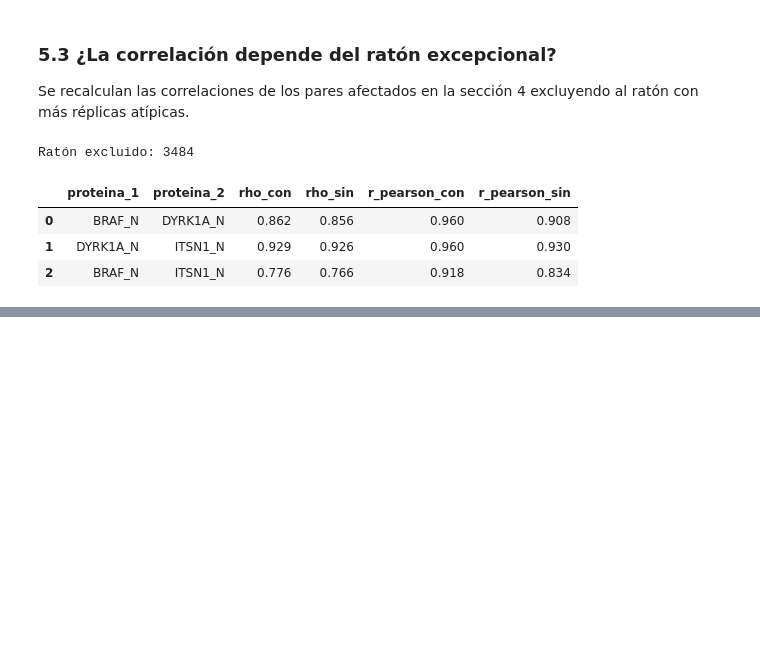
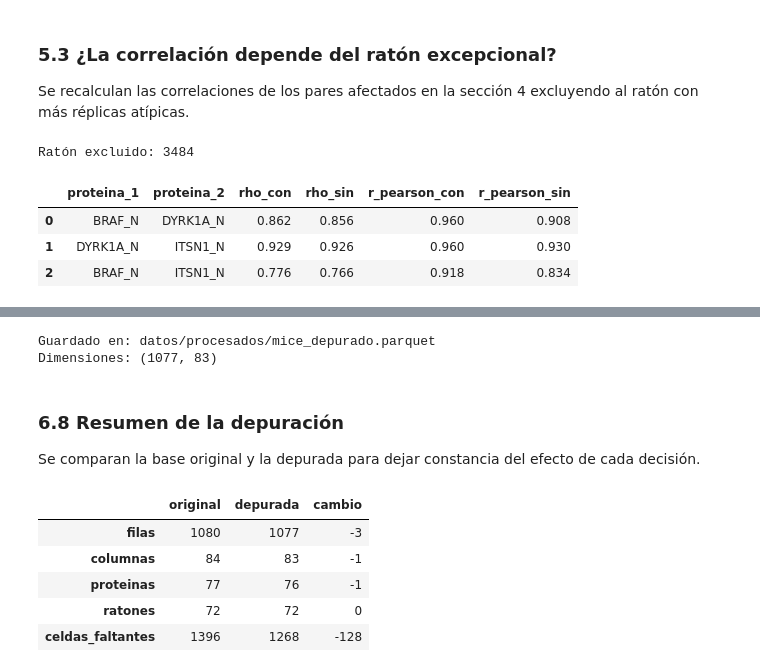
Before and after one commit to Juanhv24/mice-supervisado, a Jupyter notebook: notebooks/01_eda.ipynb, the cells around one changed output, grey strips where cells are left out. Saved outputs shown, nothing was run; the diff lists cells and outputs as text; code cells hidden in the pictures; blank space fills up the shorter version.

Commit message:
EDA (Actividad 1): secciones 3.5, 5 y 6, base depurada y referencias

```diff
--- a/notebooks/01_eda.ipynb
+++ b/notebooks/01_eda.ipynb
@@ -847,0 +988,6 @@ Ratón excluido: 3484
+# %%
+df_depurado = df.copy()
+
+# Valores de partida para verificar los cambios en la sección 6.6
+filas_original = len(df)
+na_original = df[proteinas].isna().sum().sum()
@@ -847,0 +1020,9 @@ Ratón excluido: 3484
+# %%
+# Celdas con nivel de expresión ≤ 0 (sección 4.6)
+celdas_imposibles = df_depurado[proteinas] <= 0
+print(f"Celdas imposibles reemplazadas por NaN: {celdas_imposibles.sum().sum()}")
+
+df_depurado[proteinas] = df_depurado[proteinas].mask(celdas_imposibles)
+
+assert celdas_imposibles.sum().sum() == 1
+assert not (df_depurado[proteinas] <= 0).any().any()
@@ -847,0 +1037,6 @@ Ratón excluido: 3484
+# %%
+df_depurado = df_depurado.drop(columns="pS6_N")
+
+# Lista de proteínas de la base depurada (76, sin pS6_N)
+proteinas_depurado = [p for p in proteinas if p != "pS6_N"]
+assert len(proteinas_depurado) == 76
@@ -847,0 +1049,6 @@ Ratón excluido: 3484
+# %%
+# Variables de diseño como categorías (parquet conserva el tipo)
+df_depurado[diseno] = df_depurado[diseno].astype("category")
+
+# Índice consecutivo tras eliminar las réplicas del 3426
+df_depurado = df_depurado.reset_index(drop=True)
@@ -847,0 +1093,41 @@ Ratón excluido: 3484
+# %%
+ARCHIVO_DEPURADO.parent.mkdir(parents=True, exist_ok=True)
+df_depurado.to_parquet(ARCHIVO_DEPURADO, index=False)
+
+# Lectura de control con la misma función que usarán las actividades 2 y 3
+df_verificacion = cargar_depurados()
+pd.testing.assert_frame_equal(df_depurado, df_verificacion)
+
+print(f"Guardado en: {ARCHIVO_DEPURADO.relative_to(ARCHIVO_DEPURADO.parents[2]).as_posix()}")
+print(f"Dimensiones: {df_verificacion.shape}")
+# %% [output]
+Guardado en: datos/procesados/mice_depurado.parquet
+Dimensiones: (1077, 83)
+# %% [markdown]
+### 6.8 Resumen de la depuración
+
+Se comparan la base original y la depurada para dejar constancia del efecto de cada decisión.
+# %%
+def resumen_base(data, columnas_proteinas):
+    """Dimensiones, ratones y faltantes de una versión de la base."""
+    return {
+        "filas": len(data),
+        "columnas": data.shape[1],
+        "proteinas": len(columnas_proteinas),
+        "ratones": data["raton"].nunique(),
+        "celdas_faltantes": data[columnas_proteinas].isna().sum().sum(),
+    }
+
+resumen_depuracion = pd.DataFrame({
+    "original": resumen_base(df, proteinas),
+    "depurada": resumen_base(df_depurado, proteinas_depurado),
+})
+resumen_depuracion["cambio"] = resumen_depuracion["depurada"] - resumen_depuracion["original"]
+resumen_depuracion
+# %% [output]
+|  | original | depurada | cambio |
+| filas | 1080 | 1077 | -3 |
+| columnas | 84 | 83 | -1 |
+| proteinas | 77 | 76 | -1 |
+| ratones | 72 | 72 | 0 |
+| celdas_faltantes | 1396 | 1268 | -128 |
```
Also changed, not shown: parts of 52 cells of this notebook.
